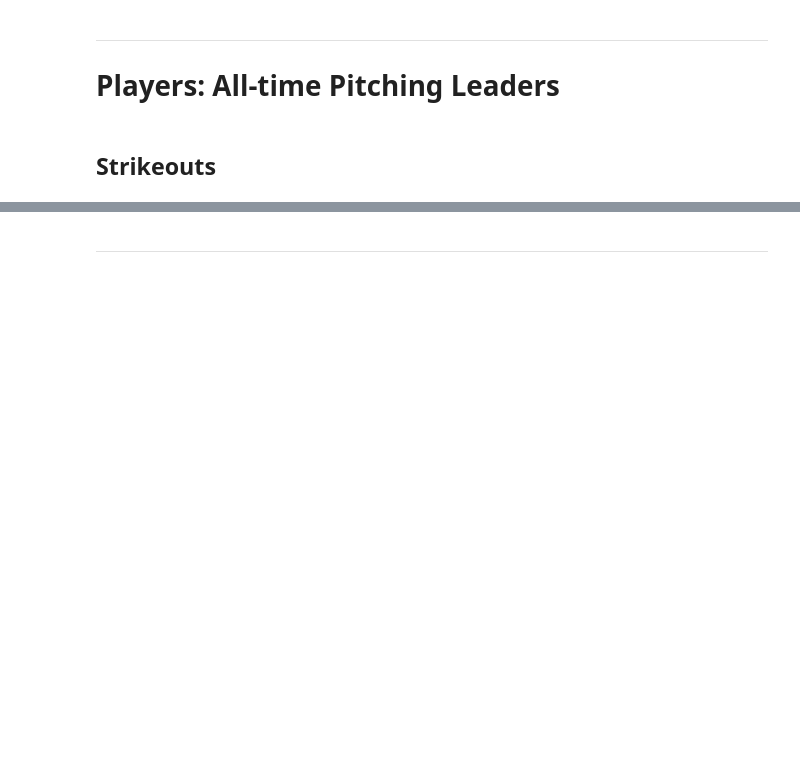
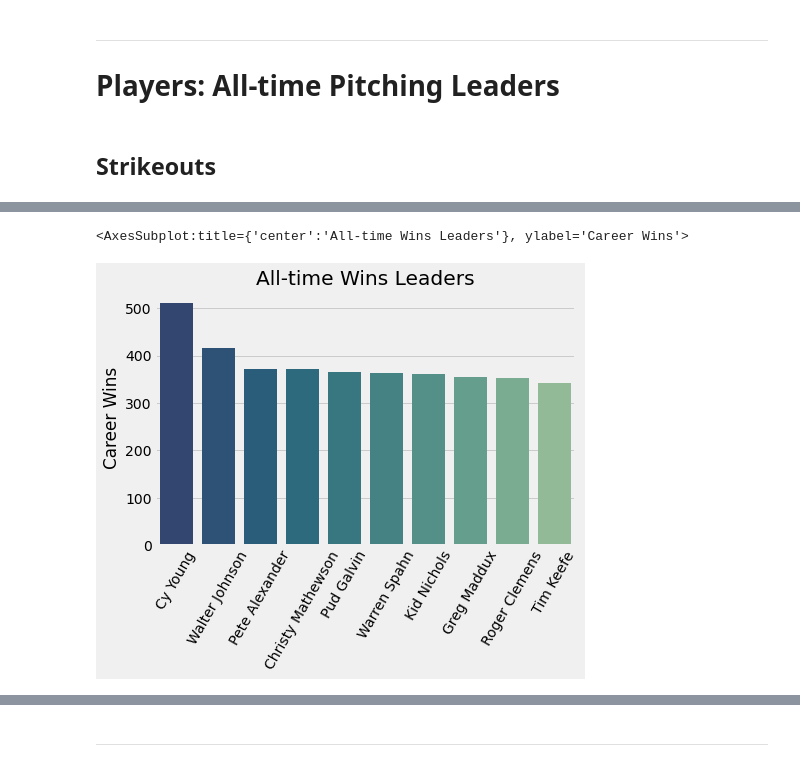
Before and after one commit to zengineering/data, a Jupyter notebook: notebooks/baseball_pitching-leaders.ipynb, the cells around one changed output, grey strips where cells are left out. Drawn from its saved outputs; the diff is of its cells as text; code cells hidden in the pictures; blank space fills up the shorter version.

```diff
--- a/notebooks/baseball_pitching-leaders.ipynb
+++ b/notebooks/baseball_pitching-leaders.ipynb
@@ -156,0 +167,3 @@ _____________________________________
+# %%
+w_leaders = leaders(pitching, people_slim, "W")
+w_leaders
@@ -156,0 +182,5 @@ _____________________________________
+# %%
+leaders_barplot_sns(w_leaders, "W", stat_label="Wins")
+# %% [output]
+<AxesSubplot:title={'center':'All-time Wins Leaders'}, ylabel='Career Wins'>
+[figure, added]
```
Also changed, not shown: parts of 51 cells of this notebook.
